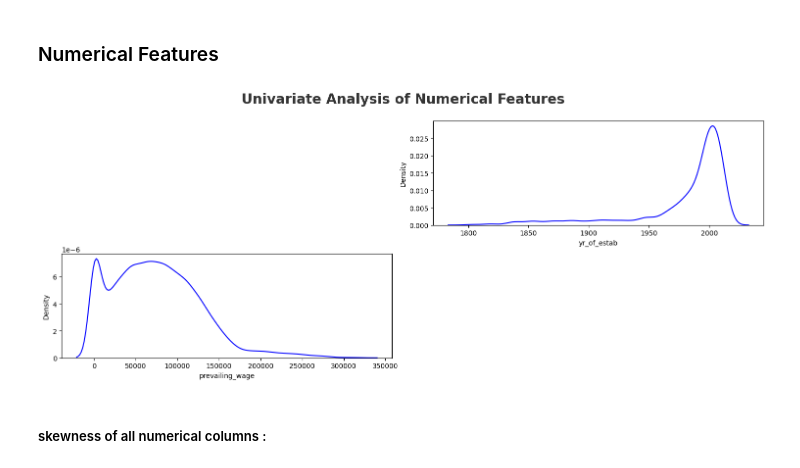
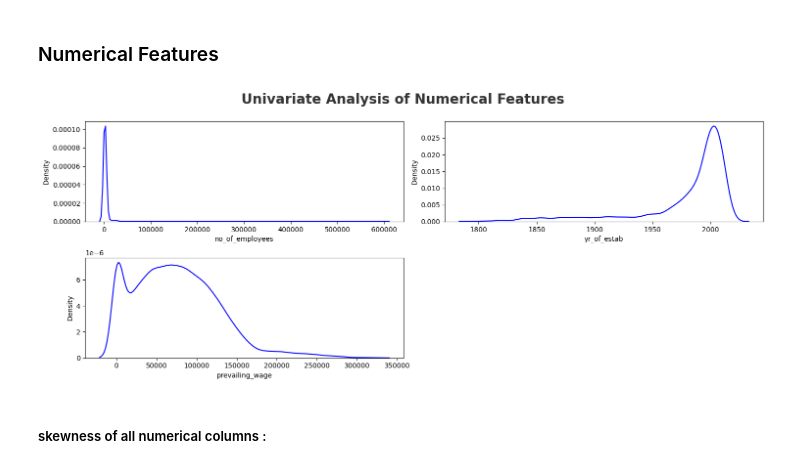
Before and after one commit to mkr9395/project-structure-ewb, a Jupyter notebook: notebooks/EDA_US_VISA.ipynb, the cells around one changed output. Drawn from its saved outputs; the diff is of its cells as text; code cells hidden in the pictures.

```diff
--- a/notebooks/EDA_US_VISA.ipynb
+++ b/notebooks/EDA_US_VISA.ipynb
@@ -214,14 +214,14 @@ The term univariate analysis refers to the analysis of one variable prefix “un
 # %%
 plt.figure(figsize=(15,6))
 plt.suptitle('Univariate Analysis of Numerical Features', fontsize=20, fontweight='bold', alpha=0.8, y=1.)
-for i in range(1, len(numerical_features)):
+for i, col_name in enumerate(numerical_features):
     plt.subplot(2, 2, i+1)
-    sns.kdeplot(x=df[numerical_features[i]], color='blue')
-    plt.xlabel(numerical_features[i])
+    sns.kdeplot(x=df[col_name], color='blue')
+    plt.xlabel(col_name)
     plt.tight_layout()
 # plt.show()
 # %% [output]
-[figure, old version]
+[figure, new version]
 # %% [markdown]
 ##### skewness of all numerical columns  :
 # %%
```
Also changed, not shown: parts of 30 cells of this notebook, 1 other file.
